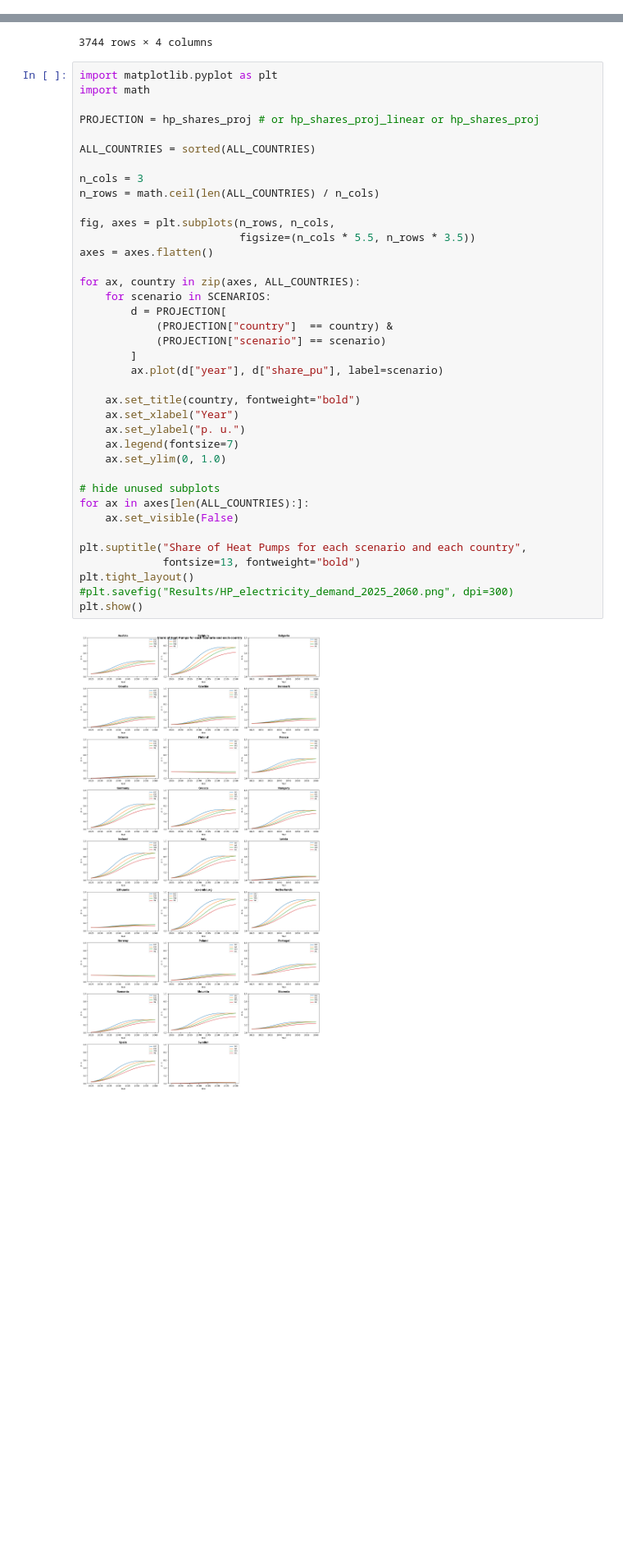
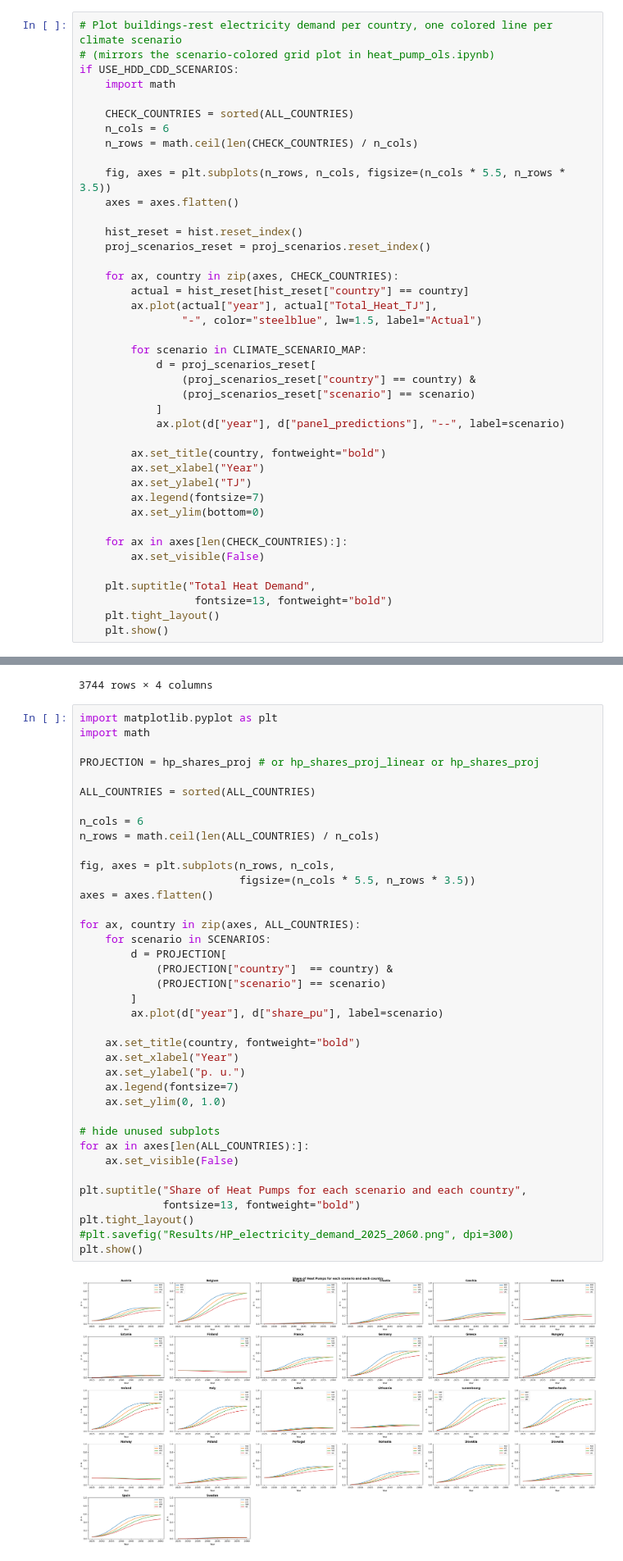
Before and after one commit to morteezzaa/demand_forecast_MA, a Jupyter notebook: heat_pump_ols.ipynb, the cells around one changed output, grey strips where cells are left out. Shown at 82% size. Drawn from its saved outputs; the diff is of its cells as text; blank space fills up the shorter version.

```diff
--- a/heat_pump_ols.ipynb
+++ b/heat_pump_ols.ipynb
@@ -836,0 +919,41 @@ plot_heat_demand(
+# %%
+# Plot buildings-rest electricity demand per country, one colored line per climate scenario
+# (mirrors the scenario-colored grid plot in heat_pump_ols.ipynb)
+if USE_HDD_CDD_SCENARIOS:
+    import math
+
+    CHECK_COUNTRIES = sorted(ALL_COUNTRIES)
+    n_cols = 6
+    n_rows = math.ceil(len(CHECK_COUNTRIES) / n_cols)
+
+    fig, axes = plt.subplots(n_rows, n_cols, figsize=(n_cols * 5.5, n_rows * 3.5))
+    axes = axes.flatten()
+
+    hist_reset = hist.reset_index()
+    proj_scenarios_reset = proj_scenarios.reset_index()
+
+    for ax, country in zip(axes, CHECK_COUNTRIES):
+        actual = hist_reset[hist_reset["country"] == country]
+        ax.plot(actual["year"], actual["Total_Heat_TJ"],
+                "-", color="steelblue", lw=1.5, label="Actual")
+
+        for scenario in CLIMATE_SCENARIO_MAP:
+            d = proj_scenarios_reset[
+                (proj_scenarios_reset["country"] == country) &
+                (proj_scenarios_reset["scenario"] == scenario)
+            ]
+            ax.plot(d["year"], d["panel_predictions"], "--", label=scenario)
+
+        ax.set_title(country, fontweight="bold")
+        ax.set_xlabel("Year")
+        ax.set_ylabel("TJ")
+        ax.legend(fontsize=7)
+        ax.set_ylim(bottom=0)
+
+    for ax in axes[len(CHECK_COUNTRIES):]:
+        ax.set_visible(False)
+
+    plt.suptitle("Total Heat Demand",
+                  fontsize=13, fontweight="bold")
+    plt.tight_layout()
+    plt.show()
@@ -1019,38 +1144,38 @@ PROJECTION = hp_shares_proj # or hp_shares_proj_linear or hp_shares_proj
 
 ALL_COUNTRIES = sorted(ALL_COUNTRIES)
 
-n_cols = 3
+n_cols = 6
 n_rows = math.ceil(len(ALL_COUNTRIES) / n_cols)
 
 fig, axes = plt.subplots(n_rows, n_cols,
                          figsize=(n_cols * 5.5, n_rows * 3.5))
 axes = axes.flatten()
 
 for ax, country in zip(axes, ALL_COUNTRIES):
     for scenario in SCENARIOS:
         d = PROJECTION[
             (PROJECTION["country"]  == country) &
             (PROJECTION["scenario"] == scenario)
         ]
         ax.plot(d["year"], d["share_pu"], label=scenario)
 
     ax.set_title(country, fontweight="bold")
     ax.set_xlabel("Year")
     ax.set_ylabel("p. u.")
     ax.legend(fontsize=7)
     ax.set_ylim(0, 1.0)
 
 # hide unused subplots
 for ax in axes[len(ALL_COUNTRIES):]:
     ax.set_visible(False)
 
 plt.suptitle("Share of Heat Pumps for each scenario and each country",
              fontsize=13, fontweight="bold")
 plt.tight_layout()
 #plt.savefig("Results/HP_electricity_demand_2025_2060.png", dpi=300)
 plt.show()
 # %% [output]
-[figure, old version]
+[figure, new version]
 # %% [markdown]
 # Calculation of HP Electricity Demand
 # %%
```
Also changed, not shown: parts of 21 cells of this notebook, 14 other files.
